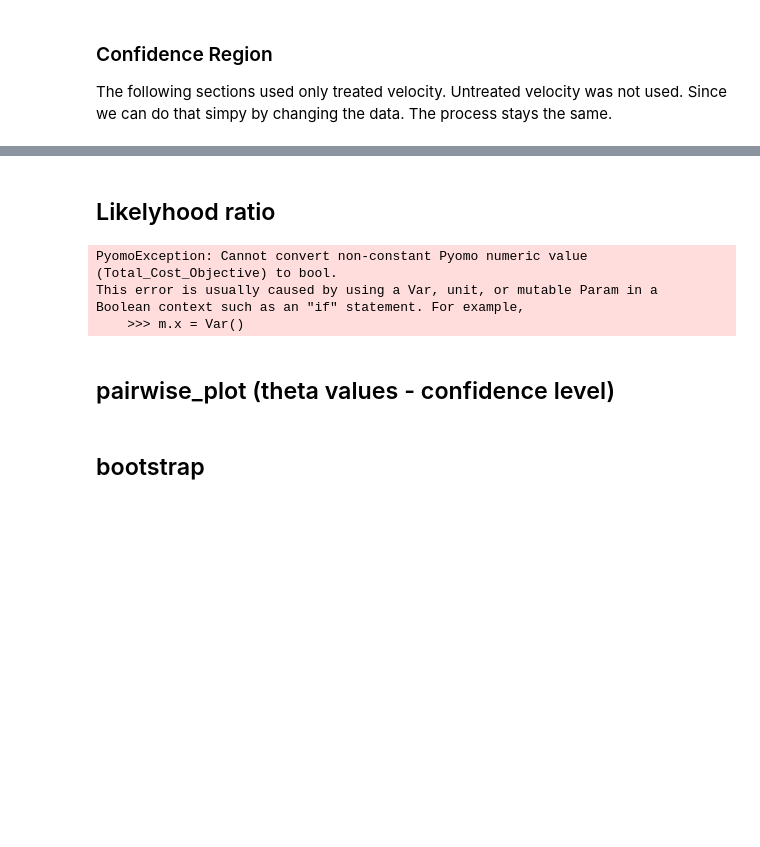
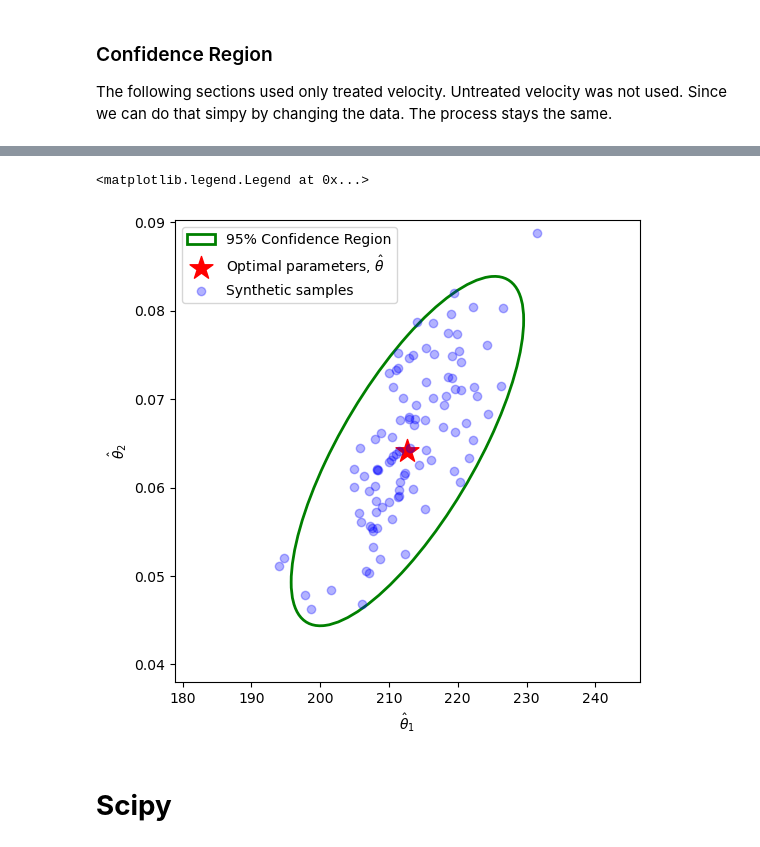
Before and after one commit to smondal13/DOE-Examples, a Jupyter notebook: Examples/Michaelis_Menten_Puromycin_Example.ipynb, the cells around one changed output, grey strips where cells are left out. Saved outputs shown, nothing was run; the diff lists cells and outputs as text; code cells hidden in the pictures; blank space fills up the shorter version.

```diff
--- a/Examples/Michaelis_Menten_Puromycin_Example.ipynb
+++ b/Examples/Michaelis_Menten_Puromycin_Example.ipynb
@@ -367,25 +422,0 @@ ax.scatter(theta_samples[:, 0], theta_samples[:, 1], color='blue', alpha=0.3, la
-# %% [markdown]
-## Likelyhood ratio
-# %%
-# creating theta values where we want to find the LR
-theta_1 = np.linspace(150, 250, 10)
-theta_2 = np.linspace(0.03, 0.07, 10)
-
-# creating a DF using these theta values
-theta_vals = pd.DataFrame(
-    list(product(theta_1, theta_2)), columns=["theta[1]", "theta[2]"]
-    # Names of the theta values as we defined in ``create_model``. our theta was basically a ``dict``
-)
-
-# Objective values for each theta value. Pre-requiste method for ``likelihood_ratio_test``
-obj_at_theta = pest.objective_at_theta(theta_vals)
-
-# Likelihood Ratio Test : to identify theta values within a confidence region using the distribution
-LR = pest.likelihood_ratio_test(obj_at_theta, obj, [0.8, 0.85, 0.9, 0.95])
-# the ``obj` here is from ``obj, theta, cov = pest.theta_est(calc_cov=True, cov_n=n_data)``.
-# The [0.8, 0.85, 0.9, 0.95] list is  alpha values (Confidence Level) for `chi2`` test
-# %% [output]
-PyomoException: Cannot convert non-constant Pyomo numeric value (Total_Cost_Objective) to bool.
-This error is usually caused by using a Var, unit, or mutable Param in a
-Boolean context such as an "if" statement. For example,
-    >>> m.x = Var()
@@ -394,2 +422,0 @@ LR
-# %% [markdown]
-## pairwise_plot (theta values - confidence level)
@@ -399,2 +423,46 @@ parmest.graphics.pairwise_plot(LR, theta, 0.9, title= "Likelihood Ratio results
+# %%
+import scipy.stats as stat
+from matplotlib.patches import Ellipse
+
+CI = 95  # The confidence interval
+
+# Create the Ellipse object to represent the confidence region
+eigvals, eigvecs = np.linalg.eigh(cov_n)
+order = eigvals.argsort()[::-1]  # returns the descending order index of the eigen values.
+eigvals, eigvecs = eigvals[order], eigvecs[:, order]  # reorder
+
+# Define angle and width/height of the ellipse
+chi2_val = stat.chi2.ppf(CI/100, df=2)  # Chi-square value for %CI, df -> 2 degrees of freedom (two parameters)
+scale_factor = np.sqrt(chi2_val)
+width, height = 2 * scale_factor * np.sqrt(eigvals)  # scaling for 95% Cofidence
+angle = np.arctan2(eigvecs[1, 0], eigvecs[0, 0]) * 180 / np.pi
+
+#angle = np.arctan2(*eigvecs[:,0][::-1]) * 180 / np.pi
+
+# Plot the confidence ellipse
+fig, ax = plt.subplots(figsize=(6, 6))
+
+# Create the ellipse object
+ellipse = Ellipse(xy=theta_n, width=width, height=height, angle=angle, facecolor='none', edgecolor="green", lw=2, label=f"{CI}% Confidence Region")
+ax.add_patch(ellipse)
+
+# add labels and formatting
+ax.set_xlabel(r"$\hat\theta_1$")
+ax.set_ylabel(r"$\hat\theta_2$")
+ax.scatter(theta_n[0], theta_n[1], color="red", marker="*", s=300, label = r"Optimal parameters, $\hat\theta$")
+# Set proper limits based on ellipse size
+ax.set_xlim(theta_n[0] - width, theta_n[0] +  width)
+ax.set_ylim(theta_n[1] - height, theta_n[1] + height)
+
+# To plot some random synthetic data points for our optimum theta.
+# In reality our theta value could be any of these random points.
+n_samples = 100  # number of scatter points we want to plot
+np.random.seed(101)
+theta_samples = np.random.multivariate_normal(theta_n, cov_n, size = n_samples)
+ax.scatter(theta_samples[:, 0], theta_samples[:, 1], color='blue', alpha=0.3, label="Synthetic samples")
+ax.legend()
+# %% [output]
+<matplotlib.legend.Legend at 0x...>
+[figure, added]
 # %% [markdown]
-## bootstrap
+# **Scipy**
```
Also changed, not shown: parts of 47 cells of this notebook.
